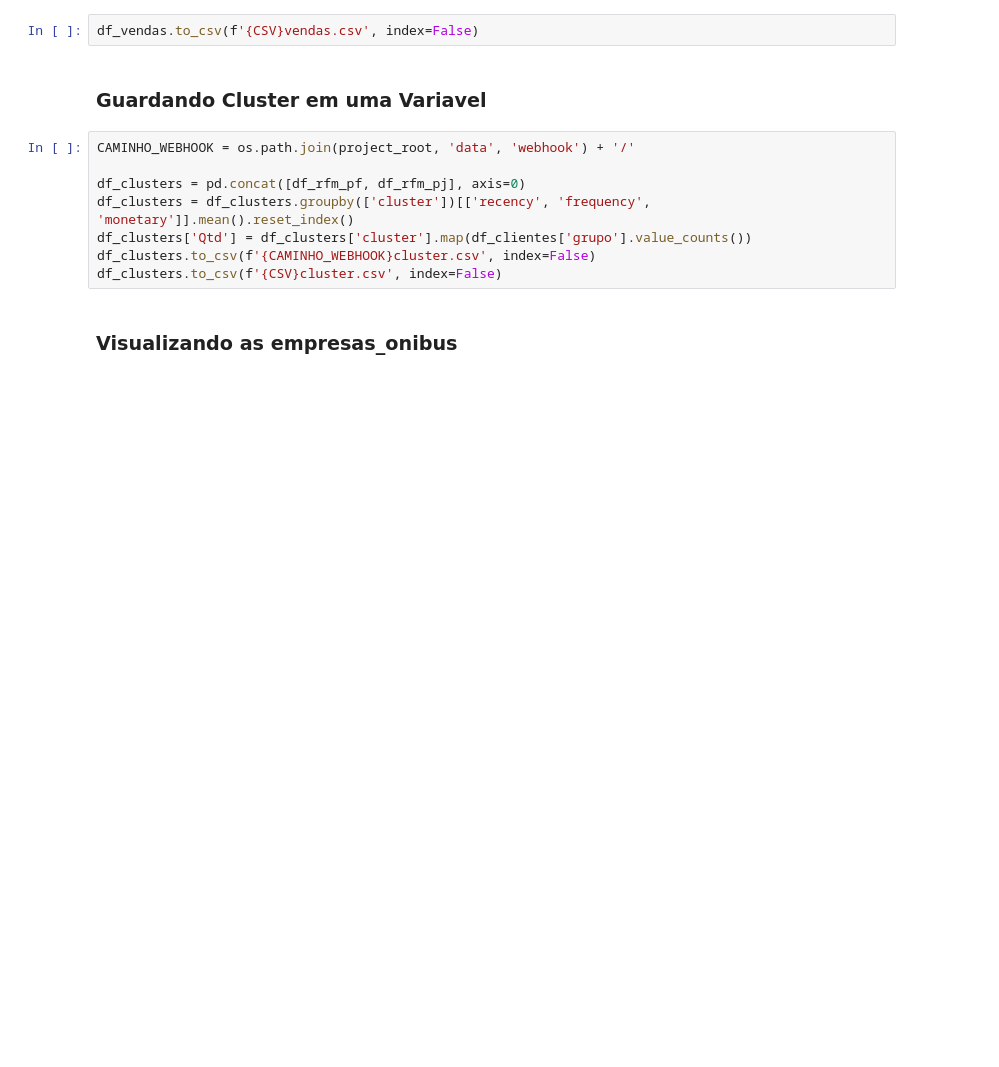
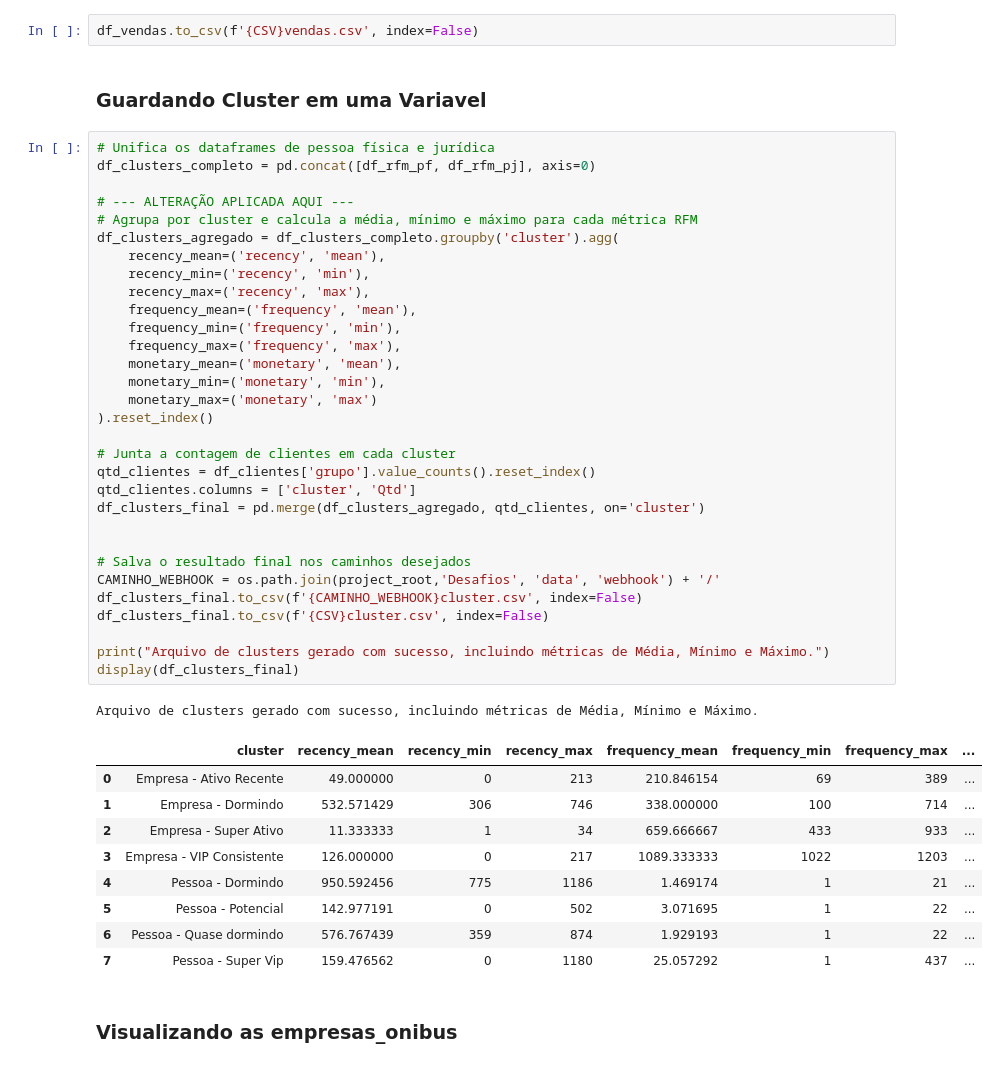
Before and after one commit to PedroHSSoares-Dev/ClickBus, a Jupyter notebook: Desafios/desafio1/notebooks/segmentacao.ipynb, the cells around one changed output. Saved outputs shown, nothing was run; the diff lists cells and outputs as text; blank space fills up the shorter version.

Commit message:
feat: finalizado modelo do desafio 3

```diff
--- a/Desafios/desafio1/notebooks/segmentacao.ipynb
+++ b/Desafios/desafio1/notebooks/segmentacao.ipynb
@@ -577,13 +577,47 @@ df_vendas.to_csv(f'{CSV}vendas.csv', index=False)
 # %% [markdown]
 ### Guardando Cluster em uma Variavel
 # %%
-CAMINHO_WEBHOOK = os.path.join(project_root, 'data', 'webhook') + '/'
+# Unifica os dataframes de pessoa física e jurídica
+df_clusters_completo = pd.concat([df_rfm_pf, df_rfm_pj], axis=0)
 
-df_clusters = pd.concat([df_rfm_pf, df_rfm_pj], axis=0)
-df_clusters = df_clusters.groupby(['cluster'])[['recency', 'frequency', 'monetary']].mean().reset_index()
-df_clusters['Qtd'] = df_clusters['cluster'].map(df_clientes['grupo'].value_counts())
-df_clusters.to_csv(f'{CAMINHO_WEBHOOK}cluster.csv', index=False)
-df_clusters.to_csv(f'{CSV}cluster.csv', index=False)
+# --- ALTERAÇÃO APLICADA AQUI ---
+# Agrupa por cluster e calcula a média, mínimo e máximo para cada métrica RFM
+df_clusters_agregado = df_clusters_completo.groupby('cluster').agg(
+    recency_mean=('recency', 'mean'),
+    recency_min=('recency', 'min'),
+    recency_max=('recency', 'max'),
+    frequency_mean=('frequency', 'mean'),
+    frequency_min=('frequency', 'min'),
+    frequency_max=('frequency', 'max'),
+    monetary_mean=('monetary', 'mean'),
+    monetary_min=('monetary', 'min'),
+    monetary_max=('monetary', 'max')
+).reset_index()
+
+# Junta a contagem de clientes em cada cluster
+qtd_clientes = df_clientes['grupo'].value_counts().reset_index()
+qtd_clientes.columns = ['cluster', 'Qtd']
+df_clusters_final = pd.merge(df_clusters_agregado, qtd_clientes, on='cluster')
+
+
+# Salva o resultado final nos caminhos desejados
+CAMINHO_WEBHOOK = os.path.join(project_root,'Desafios', 'data', 'webhook') + '/'
+df_clusters_final.to_csv(f'{CAMINHO_WEBHOOK}cluster.csv', index=False)
+df_clusters_final.to_csv(f'{CSV}cluster.csv', index=False)
+
+print("Arquivo de clusters gerado com sucesso, incluindo métricas de Média, Mínimo e Máximo.")
+display(df_clusters_final)
+# %% [output]
+Arquivo de clusters gerado com sucesso, incluindo métricas de Média, Mínimo e Máximo.
+|  | cluster | recency_mean | recency_min | recency_max | frequency_mean | frequency_min | frequency_max | ... |
+| 0 | Empresa - Ativo Recente | 49.000000 | 0 | 213 | 210.846154 | 69 | 389 | ... |
+| 1 | Empresa - Dormindo | 532.571429 | 306 | 746 | 338.000000 | 100 | 714 | ... |
+| 2 | Empresa - Super Ativo | 11.333333 | 1 | 34 | 659.666667 | 433 | 933 | ... |
+| 3 | Empresa - VIP Consistente | 126.000000 | 0 | 217 | 1089.333333 | 1022 | 1203 | ... |
+| 4 | Pessoa - Dormindo | 950.592456 | 775 | 1186 | 1.469174 | 1 | 21 | ... |
+| 5 | Pessoa - Potencial | 142.977191 | 0 | 502 | 3.071695 | 1 | 22 | ... |
+| 6 | Pessoa - Quase dormindo | 576.767439 | 359 | 874 | 1.929193 | 1 | 22 | ... |
+| 7 | Pessoa - Super Vip | 159.476562 | 0 | 1180 | 25.057292 | 1 | 437 | ... |
 # %% [markdown]
 ### Visualizando as empresas_onibus
 # %%
```
Also changed, not shown: 2 other files.
